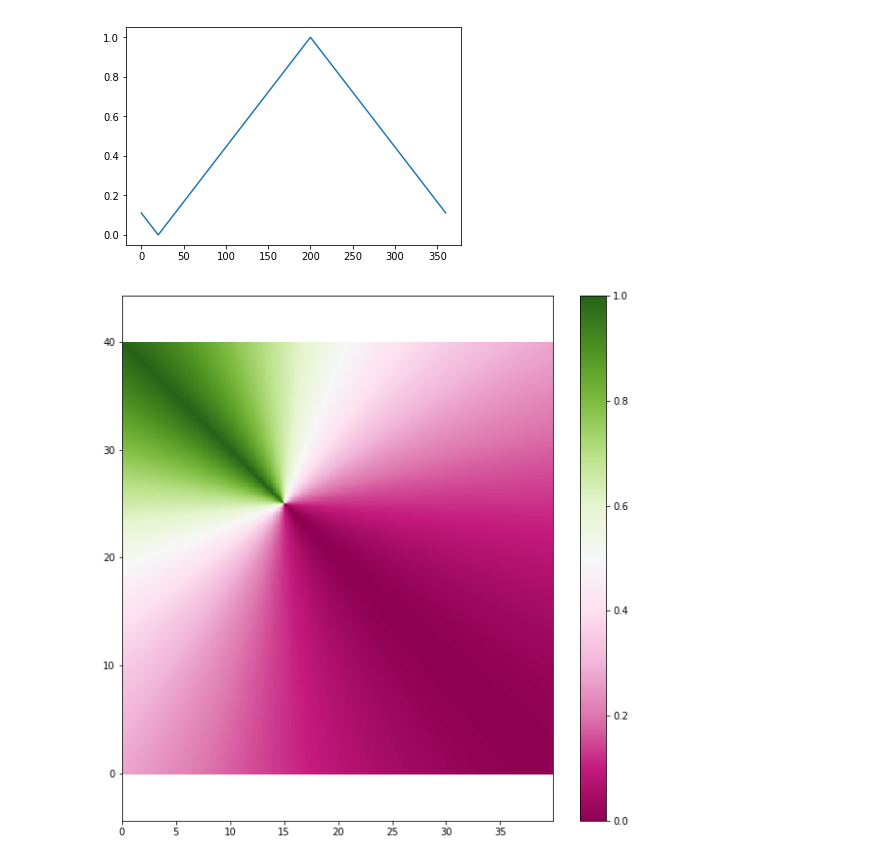
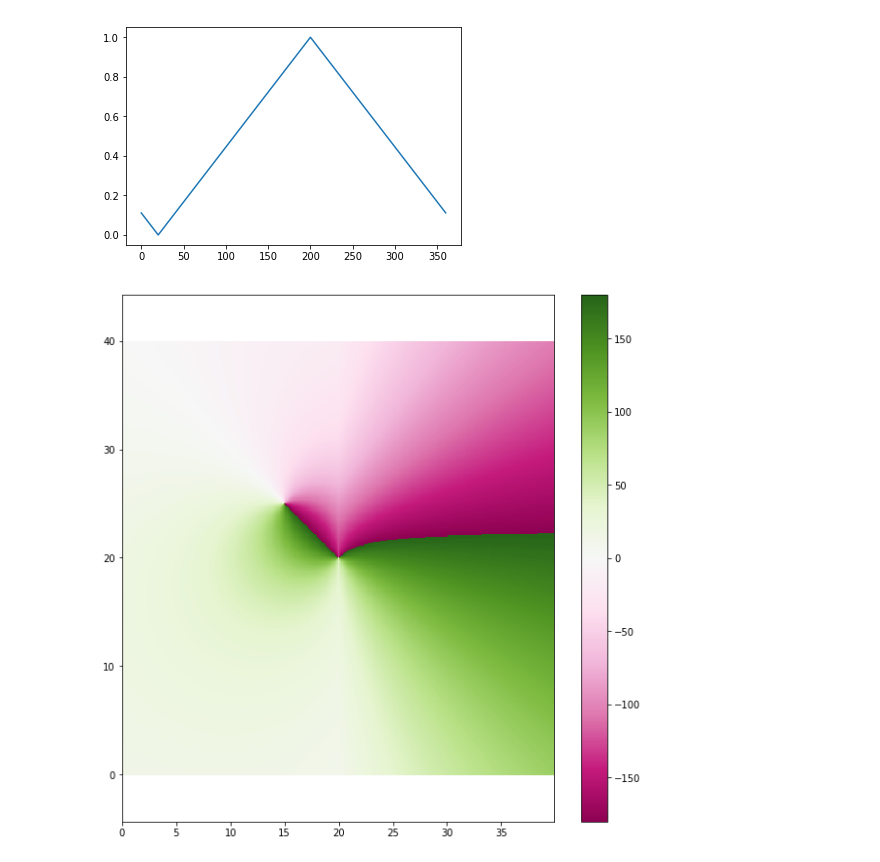
Before and after one commit to fvalka/atc-reinforcement-learning, a Jupyter notebook: concept_docs/reward_concept_eval.ipynb, the cells around one changed output. Drawn from its saved outputs; the diff is of its cells as text; code cells hidden in the pictures.

```diff
--- a/concept_docs/reward_concept_eval.ipynb
+++ b/concept_docs/reward_concept_eval.ipynb
@@ -113,34 +113,32 @@ def f_reward(x, y):
     reward_angle_rwy = 1 - np.abs(np.degrees(np.arctan2(to_rwy_x, t_rwy_y)))/180 * 1/np.maximum(np.power(d_faf, 0.5),1)
     reward_angle_faf = 1 - np.abs(np.degrees(np.arctan2(to_faf_x, to_faf_y)))/180 * 1/np.maximum(np.power(d_faf, 0.5),1)
     reward_app_sector = np.power(1 - np.abs(relative_angle(phi_runway, angle_faf))/180, 1.5)
 
     side_sign = np.sign(relative_angle(phi_plane, phi_runway))
 
-    reward = relative_angle(angle_faf, phi_plane)
-
-    reward = reward_app_sector
+    reward = relative_angle(angle_faf, angle_rwy)
 
     return reward
 
 x_faf = 15
 y_faf = 25
 
 phi_runway = 135
 x_runway = 20
 y_runway = 20
 
 phi_plane = 90
 
 x = np.arange(0, 40, 0.1)
 y = np.arange(0, 40, 0.1)
 xx, yy = np.meshgrid(x, y, sparse=True)
 z = f_reward(xx, yy)
 
 plt.figure(figsize=(10,10))
 plt.pcolormesh(x,y,z, cmap="PiYG")
 plt.colorbar()
 ax = plt.gca()
 ax.set_aspect('equal', 'datalim')
 plt.show()
 # %% [output]
-[figure, old version]
+[figure, new version]
```
Also changed, not shown: 5 other files.
